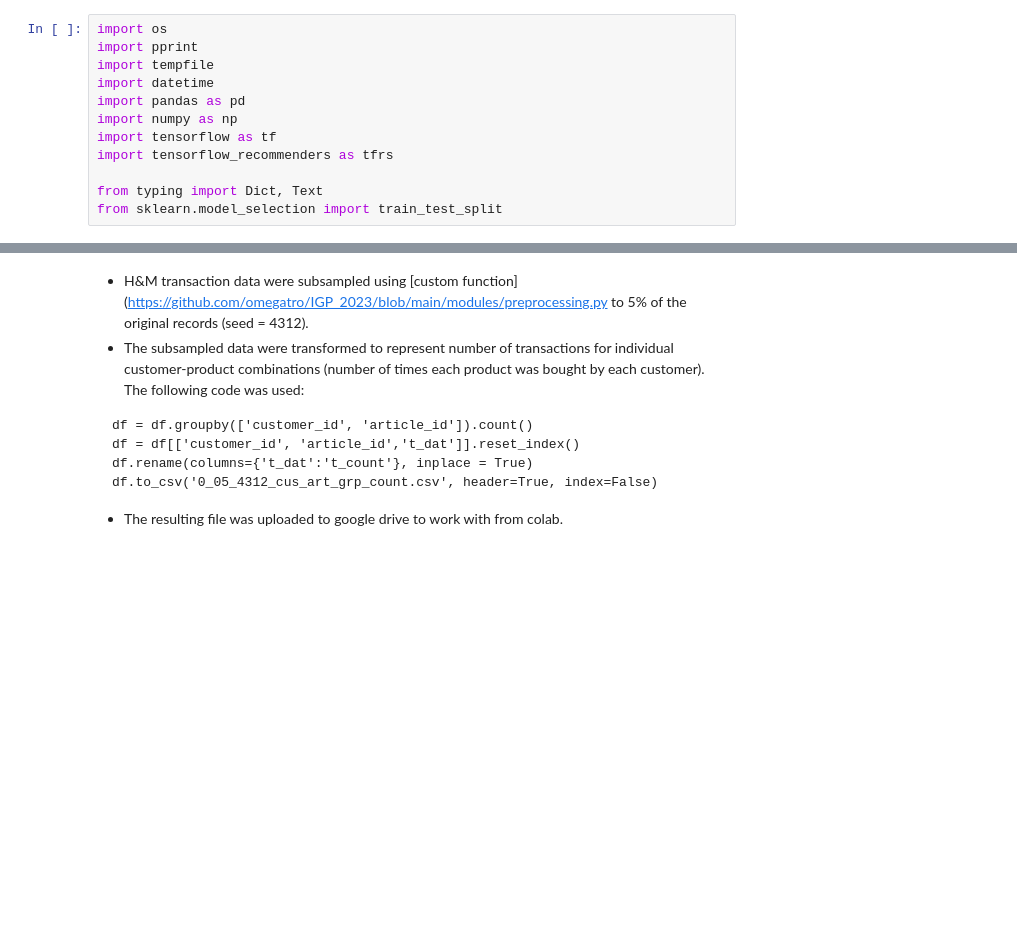
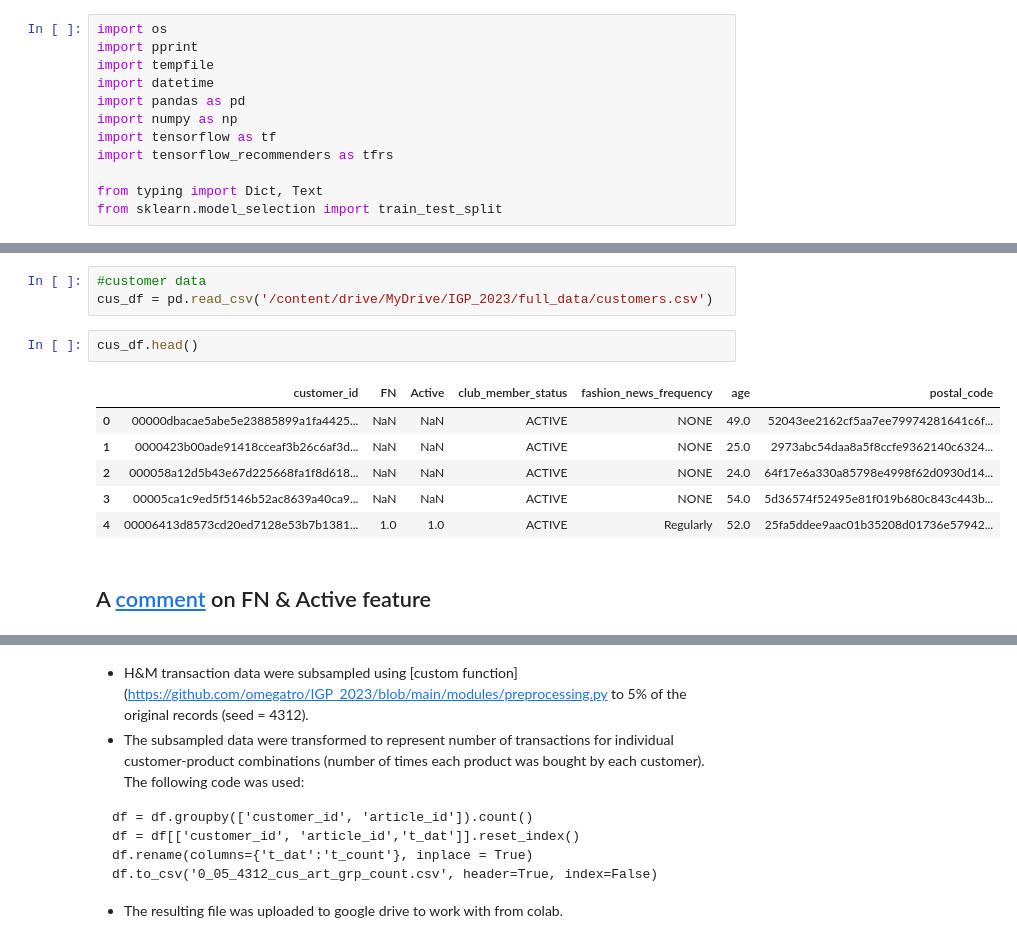
Before and after one commit to omegatro/IGP_2023, a Jupyter notebook: notebooks/tfrs_sandbox.ipynb, the cells around one changed output, grey strips where cells are left out. Saved outputs shown, nothing was run; the diff lists cells and outputs as text; blank space fills up the shorter version.

```diff
--- a/notebooks/tfrs_sandbox.ipynb
+++ b/notebooks/tfrs_sandbox.ipynb
@@ -17,0 +67,14 @@ from sklearn.model_selection import train_test_split
+# %%
+#customer data
+cus_df = pd.read_csv('/content/drive/MyDrive/IGP_2023/full_data/customers.csv')
+# %%
+cus_df.head()
+# %% [output]
+|  | customer_id | FN | Active | club_member_status | fashion_news_frequency | age | postal_code |
+| 0 | 00000dbacae5abe5e23885899a1fa4425... | NaN | NaN | ACTIVE | NONE | 49.0 | 52043ee2162cf5aa7ee79974281641c6f... |
+| 1 | 0000423b00ade91418cceaf3b26c6af3d... | NaN | NaN | ACTIVE | NONE | 25.0 | 2973abc54daa8a5f8ccfe9362140c6324... |
+| 2 | 000058a12d5b43e67d225668fa1f8d618... | NaN | NaN | ACTIVE | NONE | 24.0 | 64f17e6a330a85798e4998f62d0930d14... |
+| 3 | 00005ca1c9ed5f5146b52ac8639a40ca9... | NaN | NaN | ACTIVE | NONE | 54.0 | 5d36574f52495e81f019b680c843c443b... |
+| 4 | 00006413d8573cd20ed7128e53b7b1381... | 1.0 | 1.0 | ACTIVE | Regularly | 52.0 | 25fa5ddee9aac01b35208d01736e57942... |
+# %% [markdown]
+## A [comment](https://www.kaggle.com/c/h-and-m-personalized-fashion-recommendations/discussion/307001) on FN & Active feature
```
Also changed, not shown: parts of 11 cells of this notebook.
